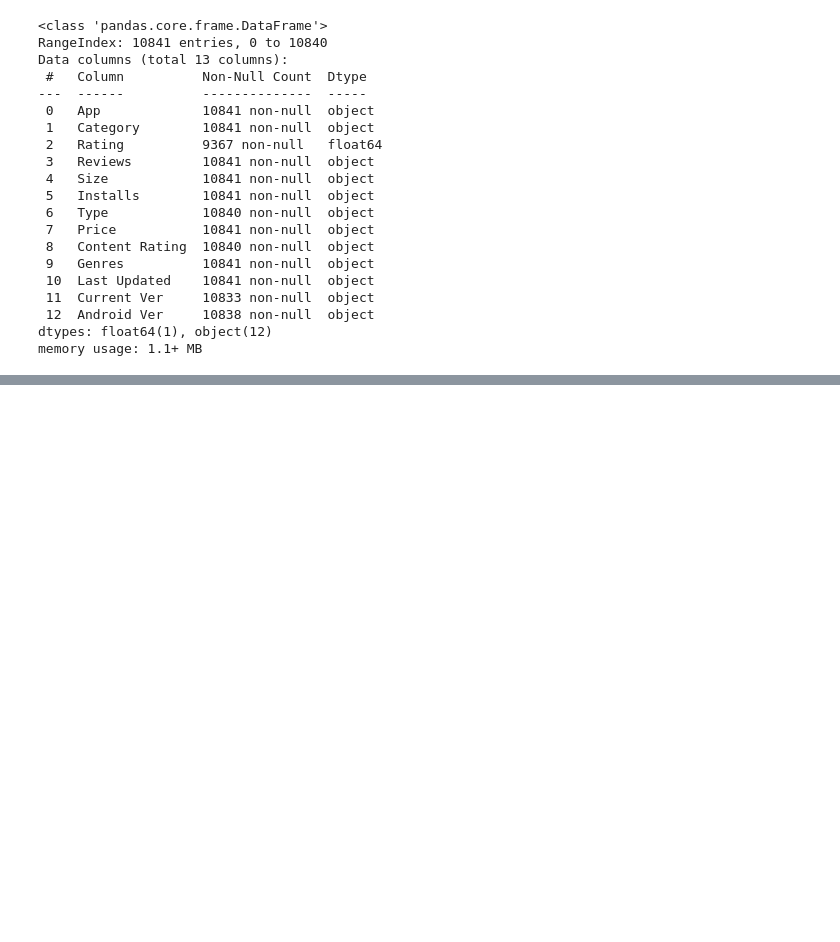
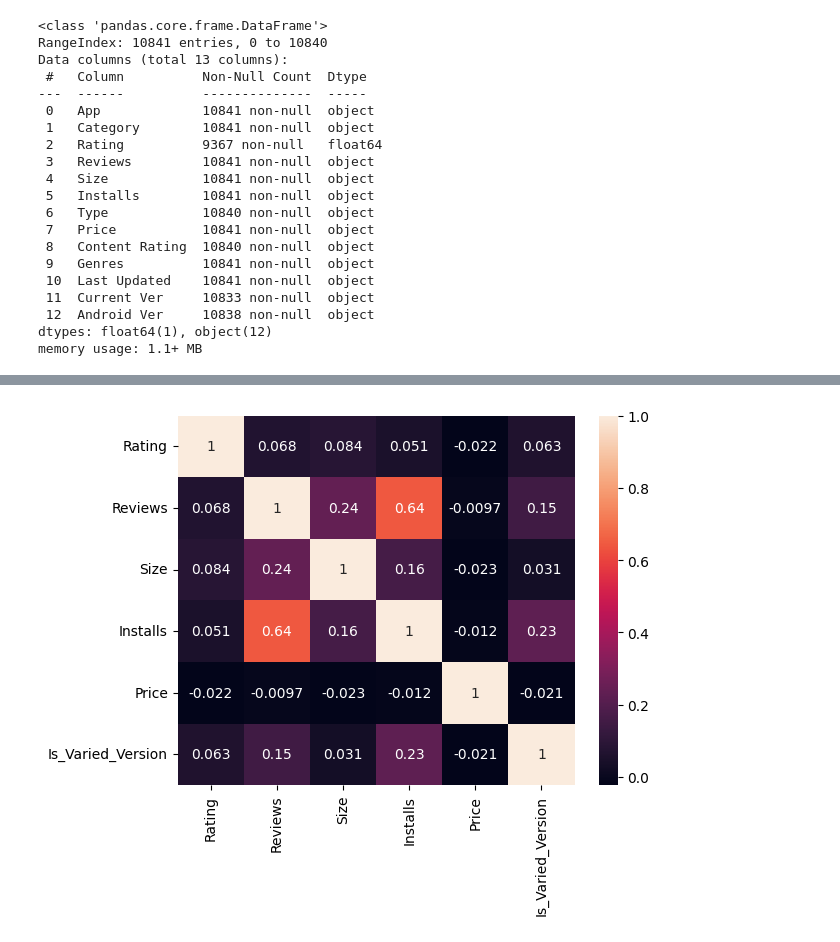
Before and after one commit to diogo-costa-silva/data-science-notebooks, a Jupyter notebook: google-play-store-analysis/google-play-analysis.ipynb, the cells around one changed output, grey strips where cells are left out. Drawn from its saved outputs; the diff is of its cells as text; code cells hidden in the pictures; blank space fills up the shorter version.

```diff
--- a/google-play-store-analysis/google-play-analysis.ipynb
+++ b/google-play-store-analysis/google-play-analysis.ipynb
@@ -74,0 +353,4 @@ memory usage: 1.1+ MB
+# %%
+# Find the index of the row where 'Type' was originally '0' and drop it
+index_to_drop = df.index[df['Type'] == '0'][0]  # This is where 'Type' was '0' before we changed it to 'Free'
+df.drop(index_to_drop, inplace=True)
@@ -74,0 +388,35 @@ memory usage: 1.1+ MB
+# %%
+# For "Current Ver" column, create a new binary column "Is_Varied_Version"
+df['Is_Varied_Version'] = df['Current Ver'].apply(lambda x: 1 if str(x).lower() == 'varies with device' else 0)
+
+# For "Android Ver" column, extract the minimum required Android version and categorize them
+def categorize_android_ver(version):
+    if pd.isnull(version):
+        return np.nan
+    if ' and up' in version:
+        min_ver = version.split(' and up')[0]
+    elif ' - ' in version:
+        min_ver = version.split(' - ')[0]
+    else:
+        return 'Other'
+
+    # Categorizing Android versions into broader groups based on the minimum required version
+    if min_ver < '4.0':
+        return 'Below 4.0'
+    elif '4.0' <= min_ver < '5.0':
+        return '4.0 - 4.9'
+    elif '5.0' <= min_ver < '6.0':
+        return '5.0 - 5.9'
+    elif '6.0' <= min_ver < '7.0':
+        return '6.0 - 6.9'
+    elif '7.0' <= min_ver < '8.0':
+        return '7.0 - 7.9'
+    elif '8.0' <= min_ver < '9.0':
+        return '8.0 - 8.9'
+    else:
+        return '9.0 and above'
+
+df['Min_Android_Ver_Category'] = df['Android Ver'].apply(categorize_android_ver)
+
+# Verify the changes
+df[['Current Ver', 'Is_Varied_Version', 'Android Ver', 'Min_Android_Ver_Category']].head()
@@ -74,0 +479,5 @@ memory usage: 1.1+ MB
+# %%
+sns.heatmap(df.corr(), annot=True)
+plt.show()
+# %% [output]
+[figure, added]
```
Also changed, not shown: parts of 33 cells of this notebook, 1 other file.
